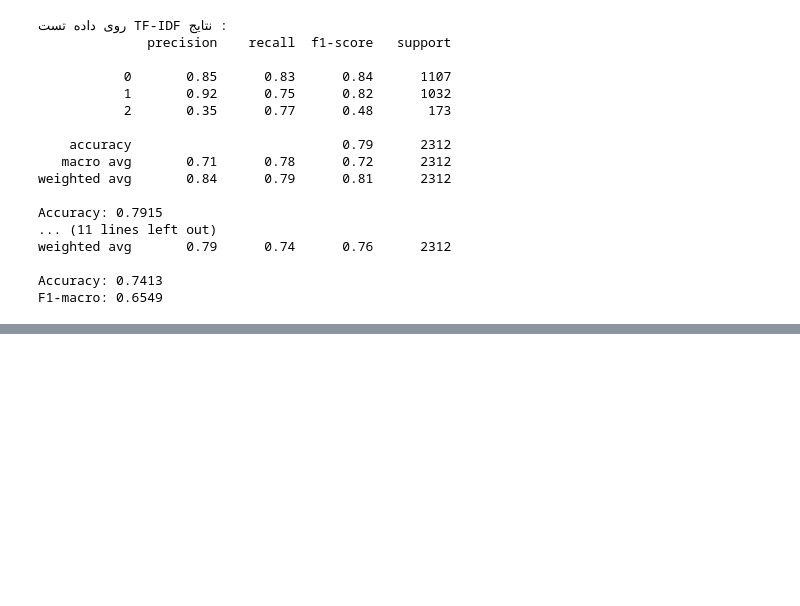
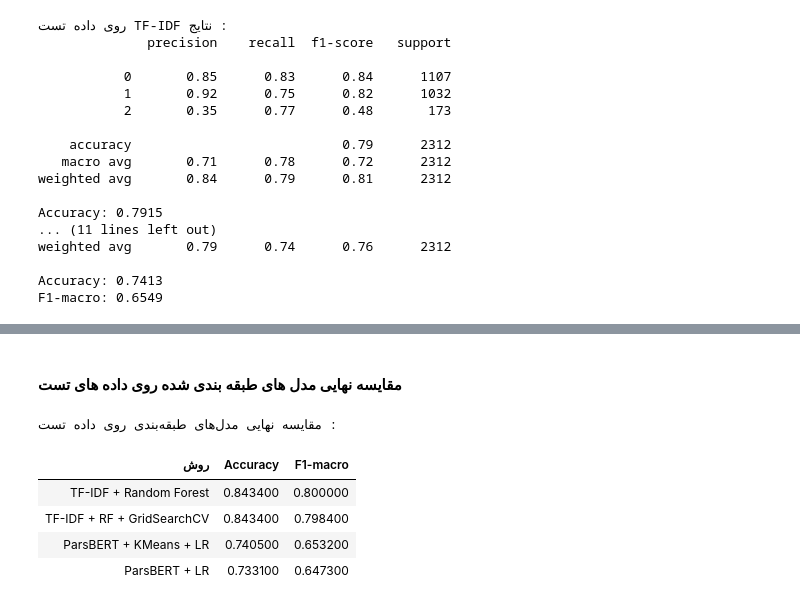
Before and after one commit to amir-v-z/Project-NLP, a Jupyter notebook: project.ipynb, the cells around one changed output, grey strips where cells are left out. Saved outputs shown, nothing was run; the diff lists cells and outputs as text; code cells hidden in the pictures; blank space fills up the shorter version.

```diff
--- a/project.ipynb
+++ b/project.ipynb
@@ -706,0 +862,33 @@ F1-macro: 0.6549
+# %% [markdown]
+#### مقایسه نهایی مدل های طبقه بندی شده روی داده های تست
+# %%
+comparison_final = pd.DataFrame({
+    "روش": [
+        "TF-IDF + Random Forest",
+        "ParsBERT + LR",
+        "ParsBERT + KMeans + LR",
+        "TF-IDF + RF + GridSearchCV"
+    ],
+    "Accuracy": [
+        0.8434,
+        0.7331,
+        0.7405,
+        0.8434
+    ],
+    "F1-macro": [
+        0.8000,
+        0.6473,
+        0.6532,
+        0.7984
+    ]
+})
+
+print("مقایسه نهایی مدل‌های طبقه‌بندی روی داده تست :")
+display(comparison_final.sort_values("F1-macro", ascending=False).style.hide(axis='index'))
+# %% [output]
+مقایسه نهایی مدل‌های طبقه‌بندی روی داده تست :
+| روش | Accuracy | F1-macro |
+| TF-IDF + Random Forest | 0.843400 | 0.800000 |
+| TF-IDF + RF + GridSearchCV | 0.843400 | 0.798400 |
+| ParsBERT + KMeans + LR | 0.740500 | 0.653200 |
+| ParsBERT + LR | 0.733100 | 0.647300 |
```
Also changed, not shown: parts of 14 cells of this notebook, 1 other file.
